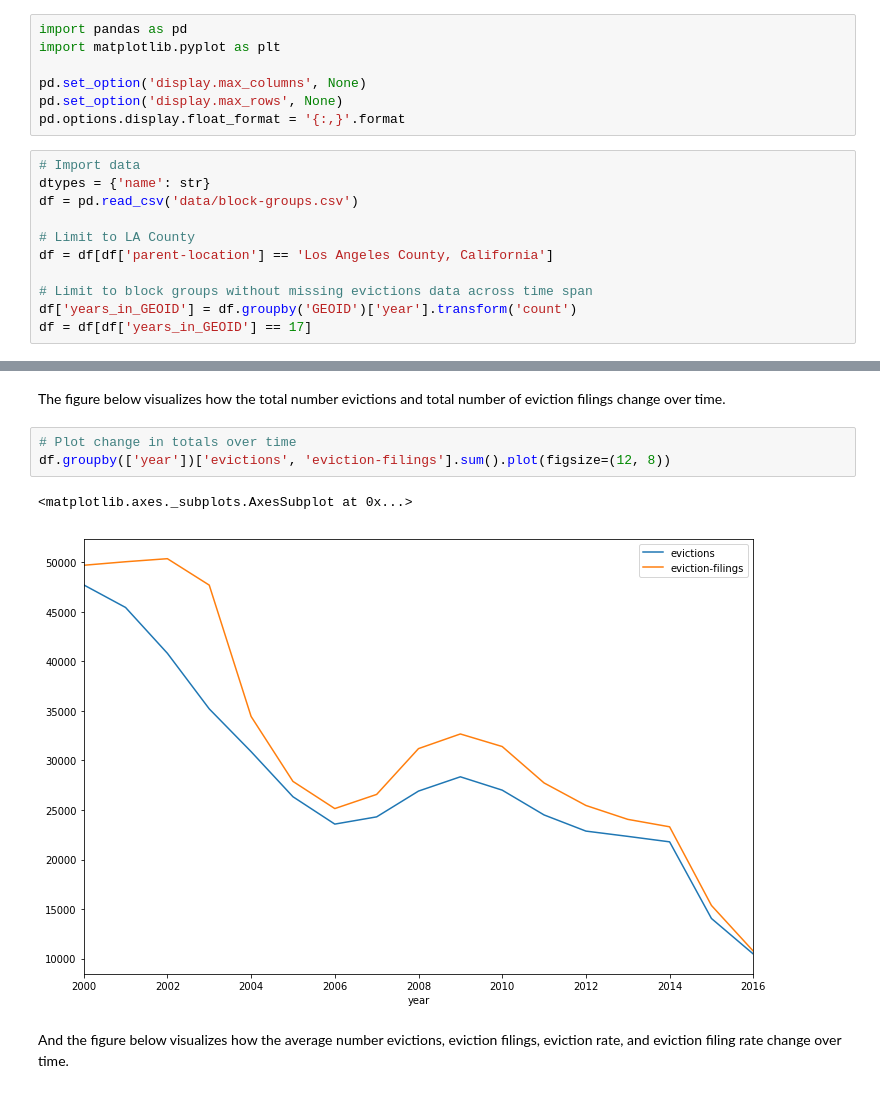
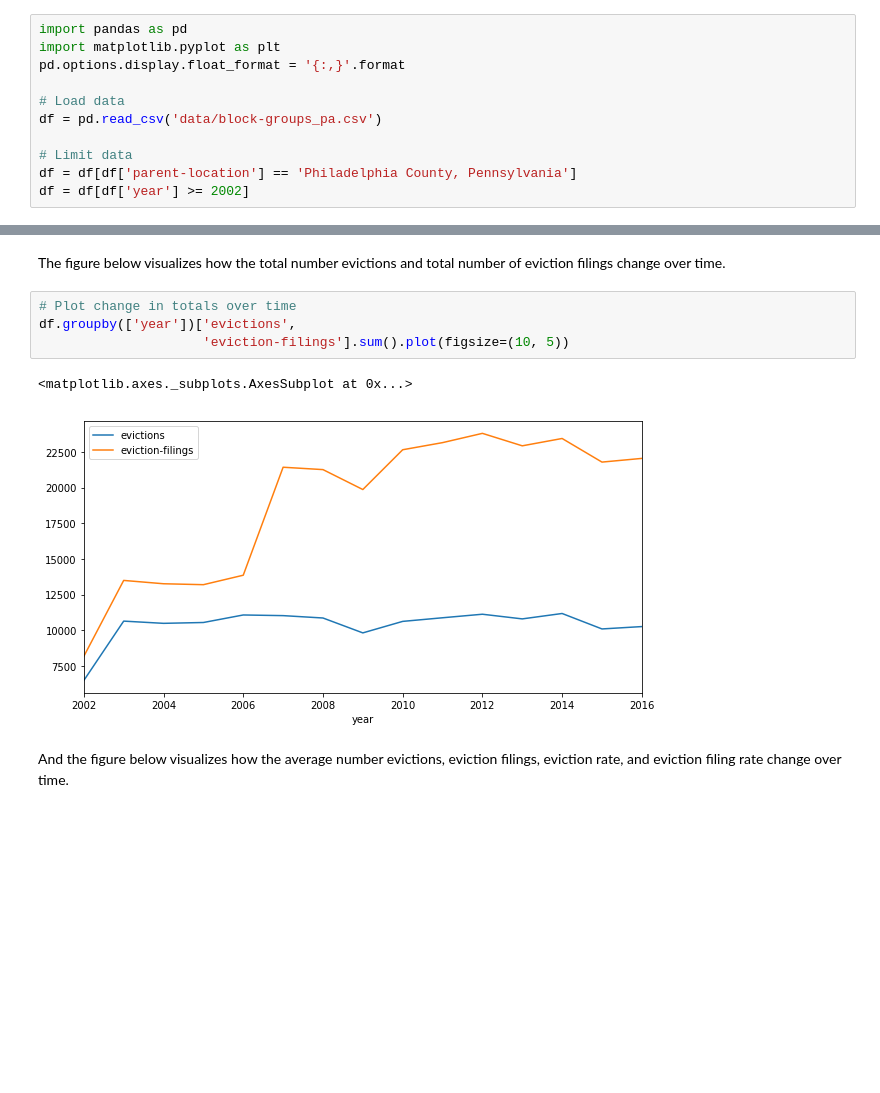
Before and after one commit to erika-tyagi/capp_30254, a Jupyter notebook: project/data_exploration.ipynb, the cells around one changed output, grey strips where cells are left out. Saved outputs shown, nothing was run; the diff lists cells and outputs as text; blank space fills up the shorter version.

```diff
--- a/project/data_exploration.ipynb
+++ b/project/data_exploration.ipynb
@@ -43,19 +39,12 @@ The data must first be limited to Los Angeles County and exclude block groups wi
 # %%
 import pandas as pd
 import matplotlib.pyplot as plt
+pd.options.display.float_format = '{:,}'.format
 
-pd.set_option('display.max_columns', None)
-pd.set_option('display.max_rows', None)
-pd.options.display.float_format = '{:,}'.format
+# Load data
+df = pd.read_csv('data/block-groups_pa.csv')
+
+# Limit data
+df = df[df['parent-location'] == 'Philadelphia County, Pennsylvania']
+df = df[df['year'] >= 2002]
-# %%
-# Import data
-dtypes = {'name': str}
-df = pd.read_csv('data/block-groups.csv')
-
-# Limit to LA County
-df = df[df['parent-location'] == 'Los Angeles County, California']
-
-# Limit to block groups without missing evictions data across time span
-df['years_in_GEOID'] = df.groupby('GEOID')['year'].transform('count')
-df = df[df['years_in_GEOID'] == 17]
 # %% [markdown]
@@ -103,10 +98,11 @@ df.groupby('year').agg({'evictions':'sum', 'eviction-filings':'sum', 'eviction-r
 The figure below visualizes how the total number evictions and total number of eviction filings change over time.
 # %%
 # Plot change in totals over time
-df.groupby(['year'])['evictions', 'eviction-filings'].sum().plot(figsize=(12, 8))
+df.groupby(['year'])['evictions',
+                     'eviction-filings'].sum().plot(figsize=(10, 5))
 # %% [output]
 <matplotlib.axes._subplots.AxesSubplot at 0x...>
-[figure, old version]
+[figure, new version]
 # %% [markdown]
 And the figure below visualizes how the average number evictions, eviction filings, eviction rate, and eviction filing rate change over time.
 # %%
```
Also changed, not shown: parts of 12 cells of this notebook.
